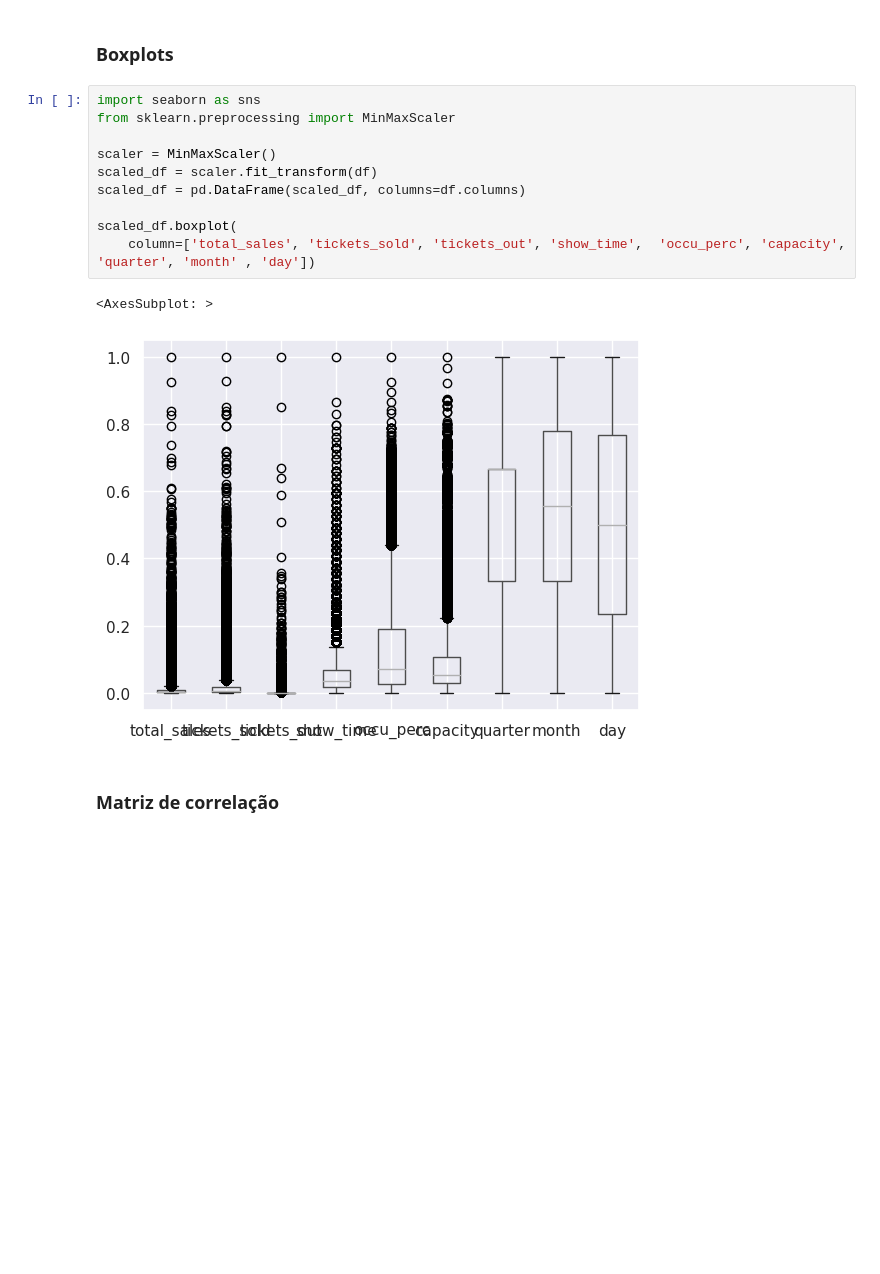
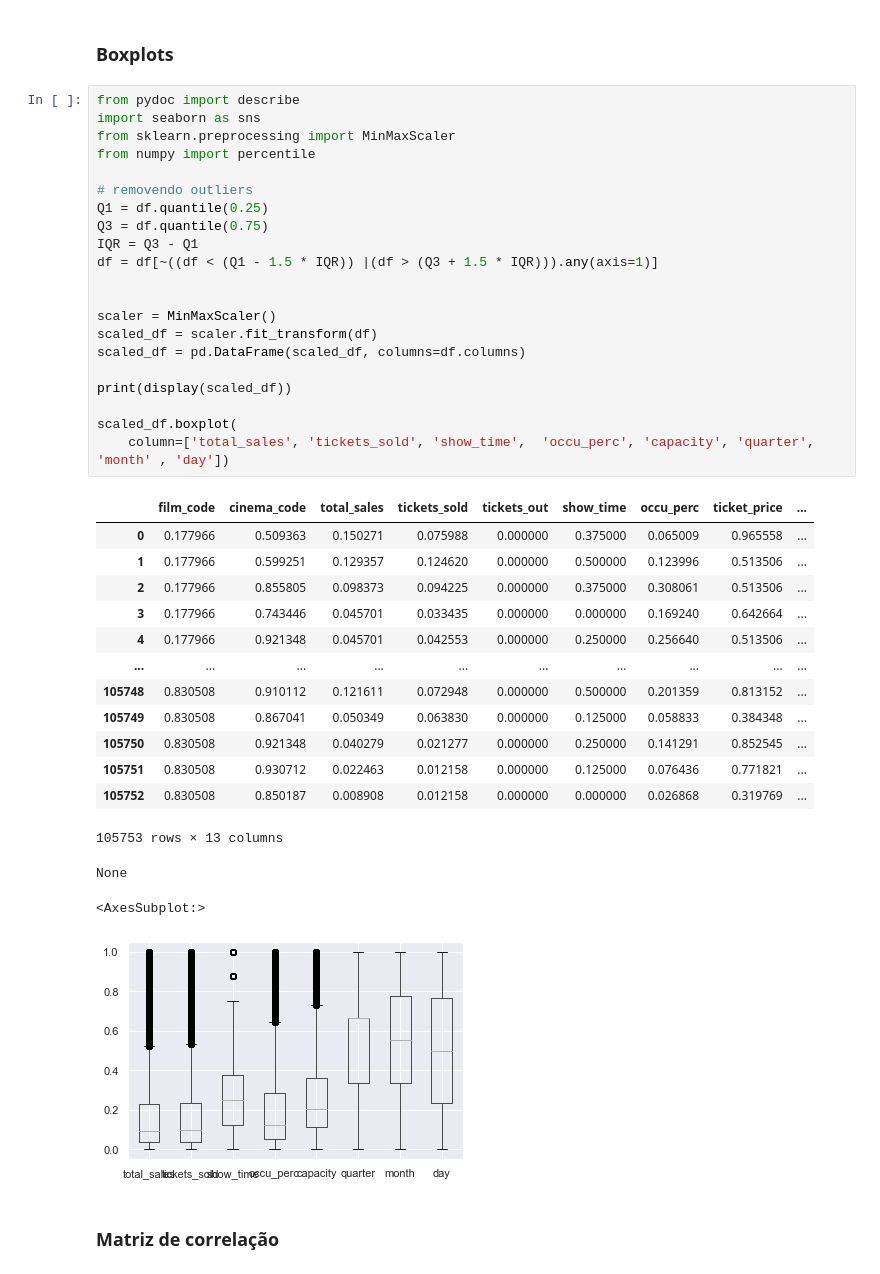
Before and after one commit to Levis33/inf1038-machine-learning, a Jupyter notebook: modelo_regressao.ipynb, the cells around one changed output. Cells and saved outputs as stored; diff of their text form; blank space fills up the shorter version.

Commit message:
removendo outliers

```diff
--- a/modelo_regressao.ipynb
+++ b/modelo_regressao.ipynb
@@ -180,18 +210,43 @@ plt.show()
 # %% [markdown]
 ### Boxplots
 # %%
+from pydoc import describe
 import seaborn as sns
 from sklearn.preprocessing import MinMaxScaler
+from numpy import percentile
+
+# removendo outliers
+Q1 = df.quantile(0.25)
+Q3 = df.quantile(0.75)
+IQR = Q3 - Q1
+df = df[~((df < (Q1 - 1.5 * IQR)) |(df > (Q3 + 1.5 * IQR))).any(axis=1)]
+
 
 scaler = MinMaxScaler()
 scaled_df = scaler.fit_transform(df)
 scaled_df = pd.DataFrame(scaled_df, columns=df.columns)
 
+print(display(scaled_df))
+
 scaled_df.boxplot(
-    column=['total_sales', 'tickets_sold', 'tickets_out', 'show_time',  'occu_perc', 'capacity', 'quarter', 'month' , 'day'])
+    column=['total_sales', 'tickets_sold', 'show_time',  'occu_perc', 'capacity', 'quarter', 'month' , 'day'])
 # %% [output]
+|  | film_code | cinema_code | total_sales | tickets_sold | tickets_out | show_time | occu_perc | ticket_price | ... |
+| 0 | 0.177966 | 0.509363 | 0.150271 | 0.075988 | 0.000000 | 0.375000 | 0.065009 | 0.965558 | ... |
+| 1 | 0.177966 | 0.599251 | 0.129357 | 0.124620 | 0.000000 | 0.500000 | 0.123996 | 0.513506 | ... |
+| 2 | 0.177966 | 0.855805 | 0.098373 | 0.094225 | 0.000000 | 0.375000 | 0.308061 | 0.513506 | ... |
+| 3 | 0.177966 | 0.743446 | 0.045701 | 0.033435 | 0.000000 | 0.000000 | 0.169240 | 0.642664 | ... |
+| 4 | 0.177966 | 0.921348 | 0.045701 | 0.042553 | 0.000000 | 0.250000 | 0.256640 | 0.513506 | ... |
+| ... | ... | ... | ... | ... | ... | ... | ... | ... | ... |
+| 105748 | 0.830508 | 0.910112 | 0.121611 | 0.072948 | 0.000000 | 0.500000 | 0.201359 | 0.813152 | ... |
+| 105749 | 0.830508 | 0.867041 | 0.050349 | 0.063830 | 0.000000 | 0.125000 | 0.058833 | 0.384348 | ... |
+| 105750 | 0.830508 | 0.921348 | 0.040279 | 0.021277 | 0.000000 | 0.250000 | 0.141291 | 0.852545 | ... |
+| 105751 | 0.830508 | 0.930712 | 0.022463 | 0.012158 | 0.000000 | 0.125000 | 0.076436 | 0.771821 | ... |
+| 105752 | 0.830508 | 0.850187 | 0.008908 | 0.012158 | 0.000000 | 0.000000 | 0.026868 | 0.319769 | ... |
-<AxesSubplot: >
+105753 rows × 13 columns
+None
+<AxesSubplot:>
-[figure, old version]
+[figure, new version]
 # %% [markdown]
 ### Matriz de correlação
 # %%
```
Also changed, not shown: parts of 19 cells of this notebook.
